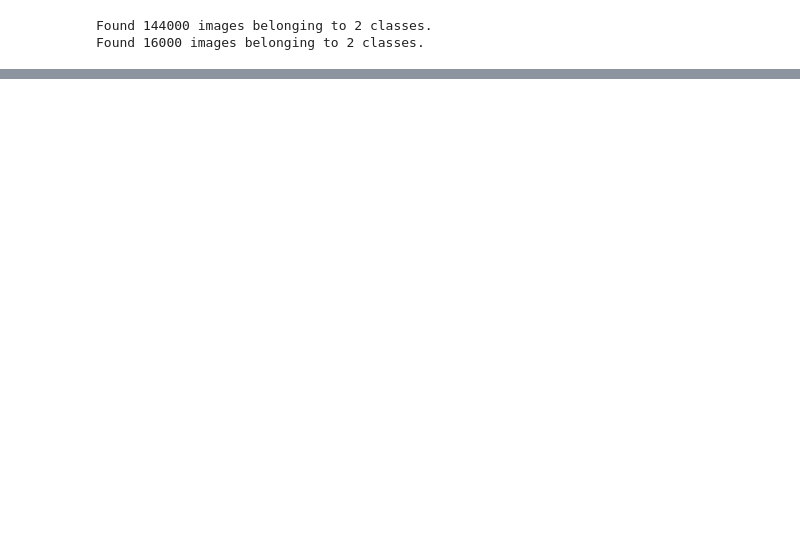
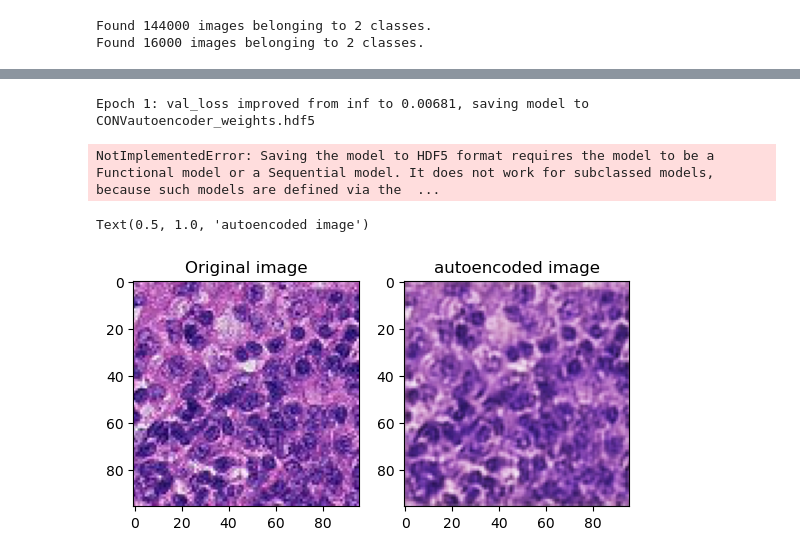
Before and after one commit to Undefined1234/8p361-project-imaging_gr2, a Jupyter notebook: MAIN project/(Convolutional) autoencoder.ipynb, the cells around one changed output, grey strips where cells are left out. Drawn from its saved outputs; the diff is of its cells as text; code cells hidden in the pictures; blank space fills up the shorter version.

```diff
--- a/MAIN project/(Convolutional) autoencoder.ipynb
+++ b/MAIN project/(Convolutional) autoencoder.ipynb
@@ -110,0 +125,59 @@ history = autoencoder.fit(train_gen, steps_per_epoch=train_steps,
+# %%
+#convolutional autoencoder
+
+class CONVautoencoder(Model):
+  def __init__(self):
+    super(CONVautoencoder, self).__init__()
+    self.encoder = tf.keras.Sequential([
+      layers.Input(shape=(96, 96, 3)),
+      layers.Conv2D(16, (3, 3), activation='relu', padding='same', strides=2),
+      layers.Conv2D(8, (3, 3), activation='relu', padding='same', strides=2)])
+
+    self.decoder = tf.keras.Sequential([
+      layers.Conv2DTranspose(8, kernel_size=3, strides=2, activation='relu', padding='same'),
+      layers.Conv2DTranspose(16, kernel_size=3, strides=2, activation='relu', padding='same'),
+      layers.Conv2D(3, kernel_size=(3, 3), activation='sigmoid', padding='same')])
+
+  def call(self, x):
+    encoded = self.encoder(x)
+    decoded = self.decoder(encoded)
+    return decoded
+
+autoencoder = CONVautoencoder()
+
+autoencoder.compile(optimizer='adam', loss=losses.MeanSquaredError())
+
+
+model_name = 'CONVautoencoder'
+weights_filepath = model_name + '_weights.hdf5'
+model_filepath = model_name + '.json'
+
+
+
+checkpoint = ModelCheckpoint(weights_filepath, monitor='val_loss', verbose=1, save_best_only=True, mode='min')
+tensorboard = TensorBoard(os.path.join('logs', model_name))
+callbacks_list = [checkpoint, tensorboard]
+
+
+history = autoencoder.fit(train_gen, steps_per_epoch=train_steps,
+                    validation_data=val_gen,
+                    validation_steps=val_steps,
+                    epochs=1,
+                    shuffle=True,
+                    callbacks=callbacks_list)
+# %% [output]
+Epoch 1: val_loss improved from inf to 0.00681, saving model to CONVautoencoder_weights.hdf5
+NotImplementedError: Saving the model to HDF5 format requires the model to be a Functional model or a Sequential model. It does not work for subclassed models, because such models are defined via the  ...
+# %%
+encoded_imgs = autoencoder.encoder(val_gen[1][1]).numpy()
+decoded_imgs = autoencoder.decoder(encoded_imgs).numpy()
+
+fig,ax = plt.subplots(1,2)
+ax[0].imshow(val_gen[1][1][2])
+ax[1].imshow(decoded_imgs[2])
+
+ax[0].set_title('Original image')
+ax[1].set_title('autoencoded image')
+# %% [output]
+Text(0.5, 1.0, 'autoencoded image')
+[figure, added]
```
Also changed, not shown: parts of 2 cells of this notebook.
